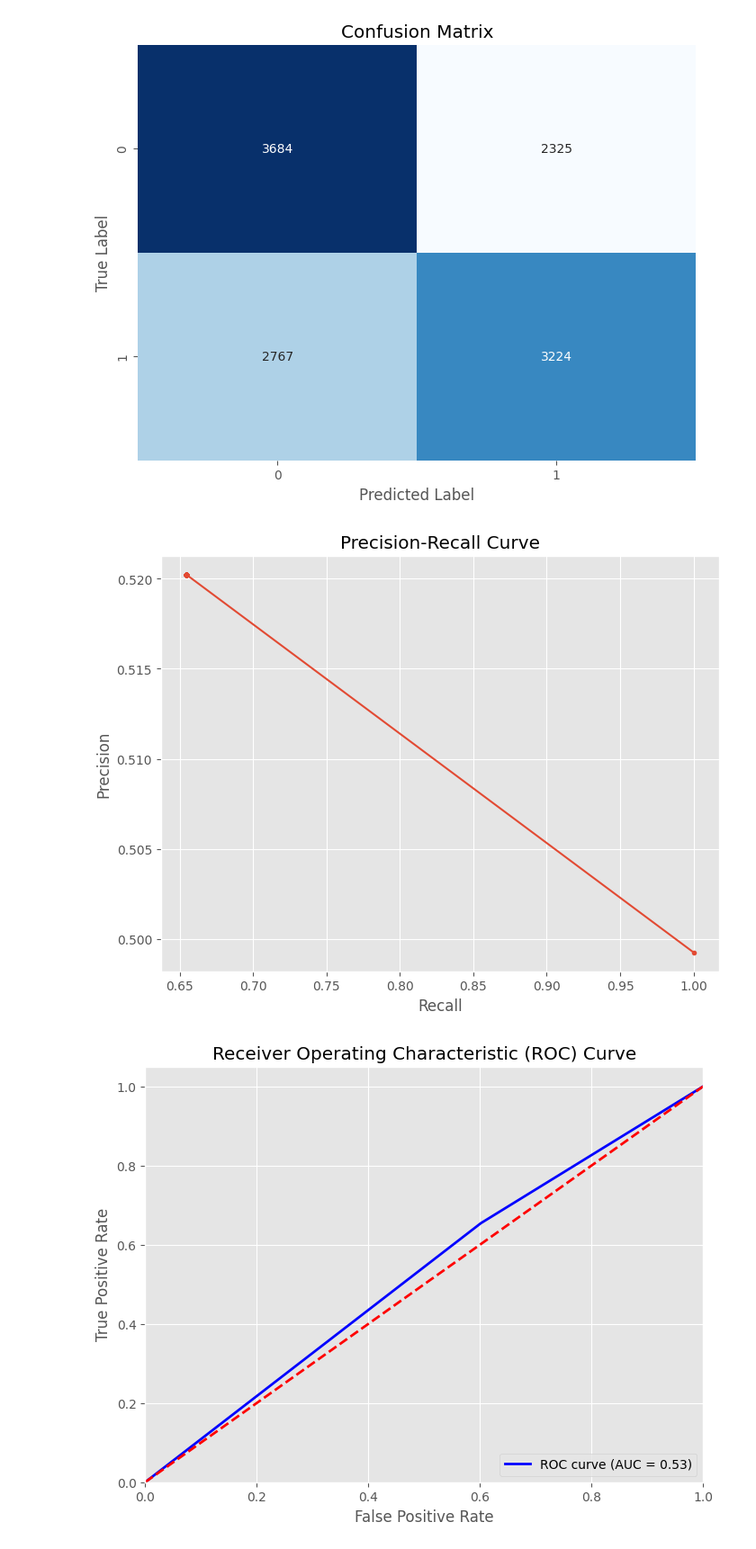
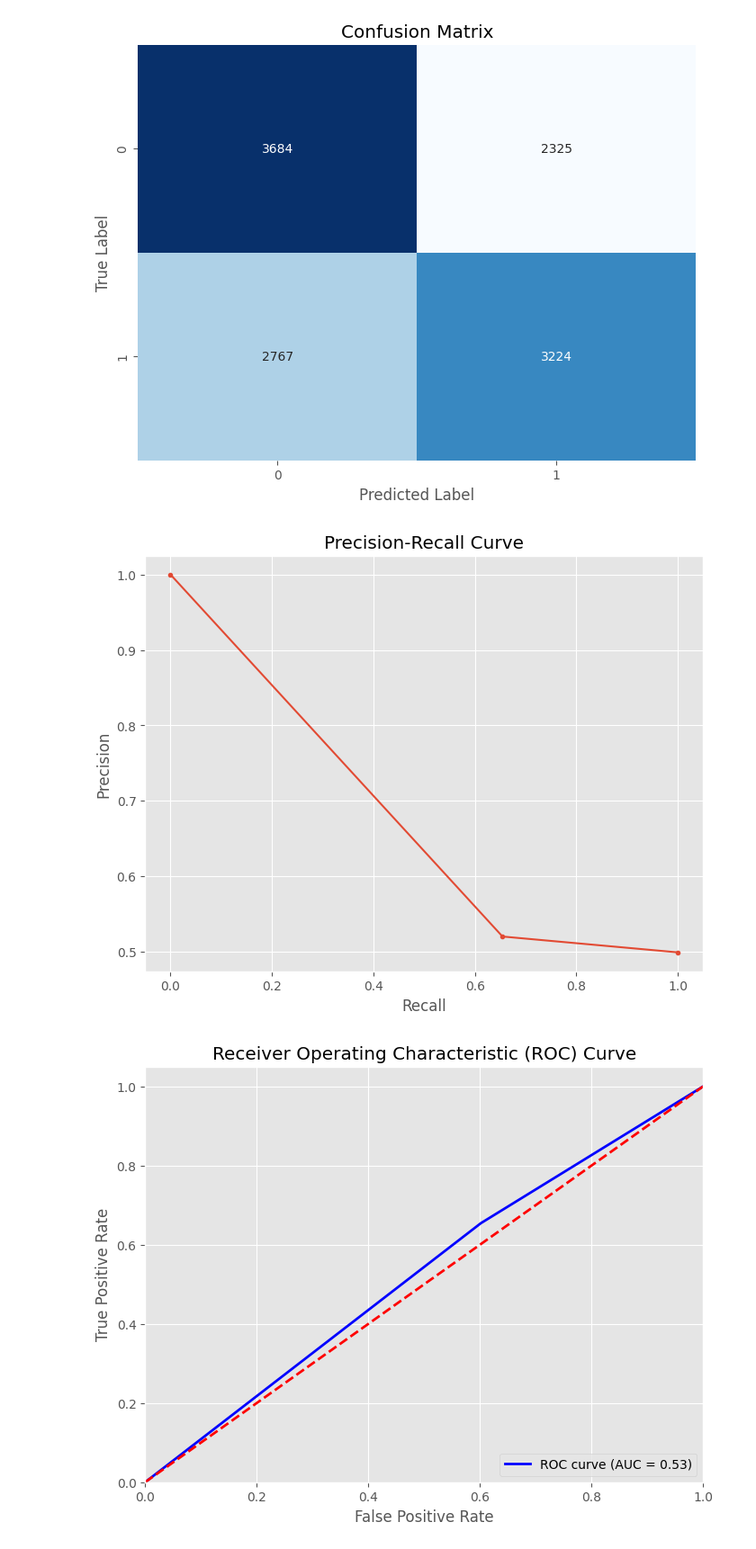
Before and after one commit to Akshat-1729/ost_sppech_proj, a Jupyter notebook: sppechimage.ipynb, the cells around one changed output. Shown at 90% size. Cells and saved outputs as stored; diff of their text form; code cells hidden in the pictures.

```diff
--- a/sppechimage.ipynb
+++ b/sppechimage.ipynb
@@ -63,5 +56,5 @@ WARNING:tensorflow:From c:\Users\Akshra_\AppData\Local\Programs\Python\Python311
 # %%
-data = pd.read_csv('C:/Users/Akshra_/Downloads/training.1600000.processed.noemoticon.csv', encoding = "ISO-8859-1", engine="python")
+data = pd.read_csv('C:/Users/Asus/Downloads/training.1600000.processed.noemoticon.csv', encoding = "ISO-8859-1", engine="python")
 data.columns = ["label", "time", "date", "query", "username", "text"]
 # %%
 data.head()
@@ -489,40 +474,24 @@ Classification Report:
 weighted avg       0.58      0.58      0.58     12000
 [figure]
 # %%
-# Calculate precision and recall manually
-thresholds = np.linspace(0, 1, 100)  # Thresholds for probability cutoffs
-precision = []
-recall = []
+# Predict probabilities
+from sklearn.metrics import precision_recall_curve
 
-for threshold in thresholds:
-    # Predict binary labels based on probability thresholds
-    Y_pred_binary = [1 if prob >= threshold else 0 for prob in Y_pred_proba]
 
-    # Calculate true positives, false positives, false negatives
-    true_positives = sum([1 for true, pred in zip(Y_test, Y_pred_binary) if true == 1 and pred == 1])
-    false_positives = sum([1 for true, pred in zip(Y_test, Y_pred_binary) if true == 0 and pred == 1])
-    false_negatives = sum([1 for true, pred in zip(Y_test, Y_pred_binary) if true == 1 and pred == 0])
+Y_pred_proba = model.predict(X_test)
 
-    # Calculate precision and recall
-    if true_positives + false_positives == 0:
-        precision.append(1)  # Avoid division by zero
-    else:
-        precision.append(true_positives / (true_positives + false_positives))
-
-    if true_positives + false_negatives == 0:
-        recall.append(1)  # Avoid division by zero
-    else:
-        recall.append(true_positives / (true_positives + false_negatives))
+# Compute precision-recall curve
+precision, recall, _ = precision_recall_curve(Y_test, Y_pred_proba)
 
 # Plot Precision-Recall curve
 plt.figure(figsize=(8, 6))
 plt.plot(recall, precision, marker='.')
 plt.xlabel('Recall')
 plt.ylabel('Precision')
 plt.title('Precision-Recall Curve')
 plt.show()
 # %% [output]
-[figure, old version]
+[figure, new version]
 # %%
 from sklearn.metrics import roc_curve, auc
 
```
Also changed, not shown: parts of 37 cells of this notebook.
